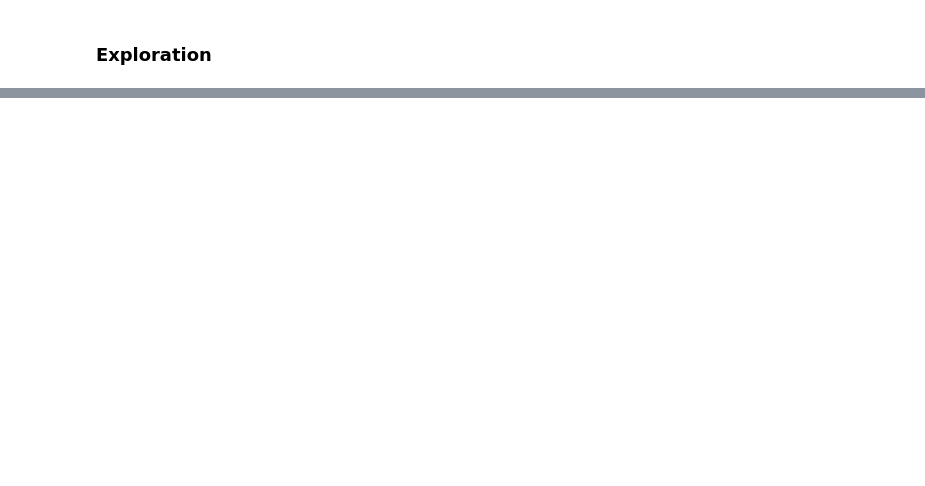
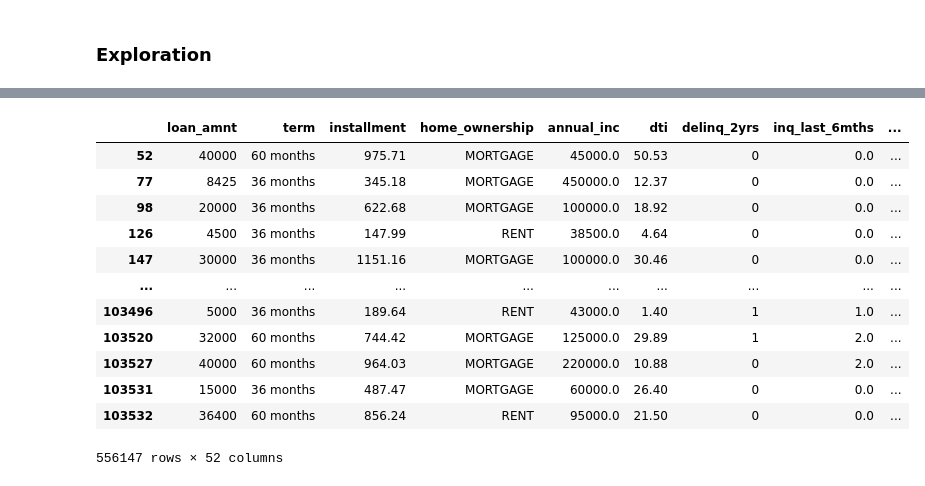
Before and after one commit to vmccready/loan-default-predictor, a Jupyter notebook: exploration.ipynb, the cells around one changed output, grey strips where cells are left out. Drawn from its saved outputs; the diff is of its cells as text; code cells hidden in the pictures; blank space fills up the shorter version.

```diff
--- a/exploration.ipynb
+++ b/exploration.ipynb
@@ -301,0 +223,16 @@ data.corr()
+# %%
+X
+# %% [output]
+|  | loan_amnt | term | installment | home_ownership | annual_inc | dti | delinq_2yrs | inq_last_6mths | ... |
+| 52 | 40000 | 60 months | 975.71 | MORTGAGE | 45000.0 | 50.53 | 0 | 0.0 | ... |
+| 77 | 8425 | 36 months | 345.18 | MORTGAGE | 450000.0 | 12.37 | 0 | 0.0 | ... |
+| 98 | 20000 | 36 months | 622.68 | MORTGAGE | 100000.0 | 18.92 | 0 | 0.0 | ... |
+| 126 | 4500 | 36 months | 147.99 | RENT | 38500.0 | 4.64 | 0 | 0.0 | ... |
+| 147 | 30000 | 36 months | 1151.16 | MORTGAGE | 100000.0 | 30.46 | 0 | 0.0 | ... |
+| ... | ... | ... | ... | ... | ... | ... | ... | ... | ... |
+| 103496 | 5000 | 36 months | 189.64 | RENT | 43000.0 | 1.40 | 1 | 1.0 | ... |
+| 103520 | 32000 | 60 months | 744.42 | MORTGAGE | 125000.0 | 29.89 | 1 | 2.0 | ... |
+| 103527 | 40000 | 60 months | 964.03 | MORTGAGE | 220000.0 | 10.88 | 0 | 2.0 | ... |
+| 103531 | 15000 | 36 months | 487.47 | MORTGAGE | 60000.0 | 26.40 | 0 | 0.0 | ... |
+| 103532 | 36400 | 60 months | 856.24 | RENT | 95000.0 | 21.50 | 0 | 0.0 | ... |
+556147 rows × 52 columns
```
Also changed, not shown: parts of 56 cells of this notebook, 2 other files.
